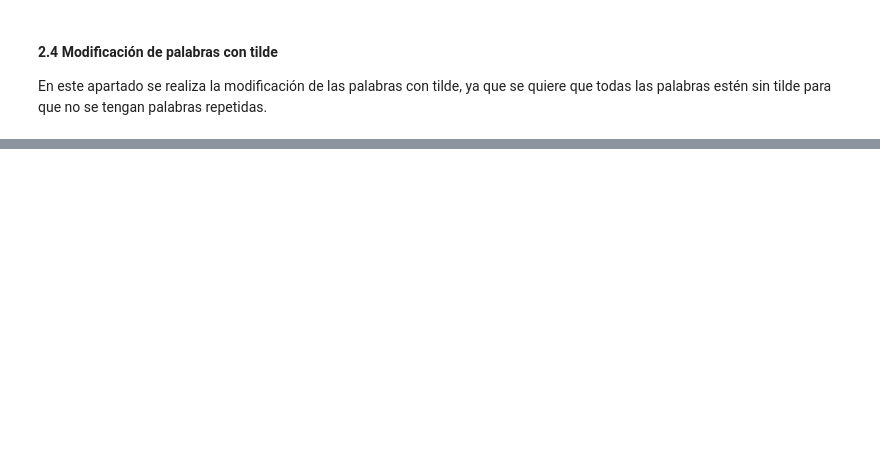
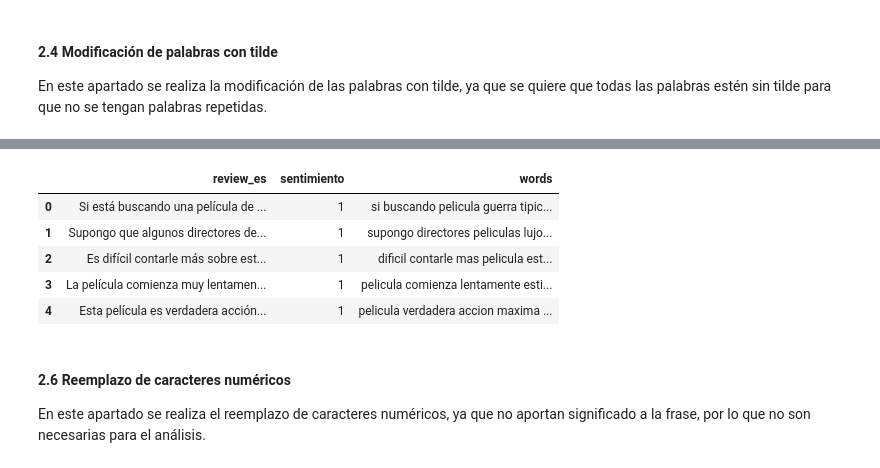
Before and after one commit to Zucaritas-BI/Proyecto-1, a Jupyter notebook: proy_desarrollo.ipynb, the cells around one changed output, grey strips where cells are left out. Cells and saved outputs as stored; diff of their text form; code cells hidden in the pictures; blank space fills up the shorter version.

```diff
--- a/proy_desarrollo.ipynb
+++ b/proy_desarrollo.ipynb
@@ -177,0 +250,6 @@ En este apartado se realiza la eliminación de las palabras vacías, ya que esta
+# %%
+# Se descarga el listado de palabras vacías
+nltk.download('stopwords')
+
+# Se seleccionan las "stopwords" en español
+stopwords_sp = stopwords.words('spanish')
@@ -177,0 +260,16 @@ En este apartado se realiza la eliminación de las palabras vacías, ya que esta
+# %%
+# Se eliminan las palabras vacías
+df_movies_prep['words'] = df_movies_prep['words'].apply(lambda x: ' '.join([word for word in x.split() if word not in (stopwords_sp)]))
+
+#Visualización de los cambios
+df_movies_prep.head()
+# %% [output]
+|  | review_es | sentimiento | words |
+| 0 | Si está buscando una película de ... | 1 | si buscando pelicula guerra tipic... |
+| 1 | Supongo que algunos directores de... | 1 | supongo directores peliculas lujo... |
+| 2 | Es difícil contarle más sobre est... | 1 | dificil contarle mas pelicula est... |
+| 3 | La película comienza muy lentamen... | 1 | pelicula comienza lentamente esti... |
+| 4 | Esta película es verdadera acción... | 1 | pelicula verdadera accion maxima ... |
+# %% [markdown]
+#### 2.6 Reemplazo de caracteres numéricos
+En este apartado se realiza el reemplazo de caracteres numéricos, ya que no aportan significado a la frase, por lo que no son necesarias para el análisis.
```
Also changed, not shown: parts of 26 cells of this notebook.
